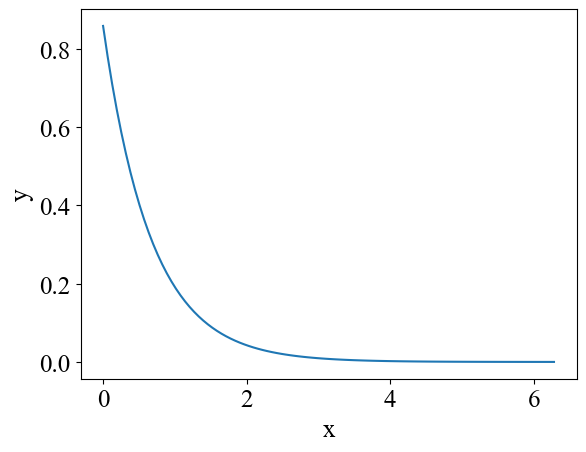
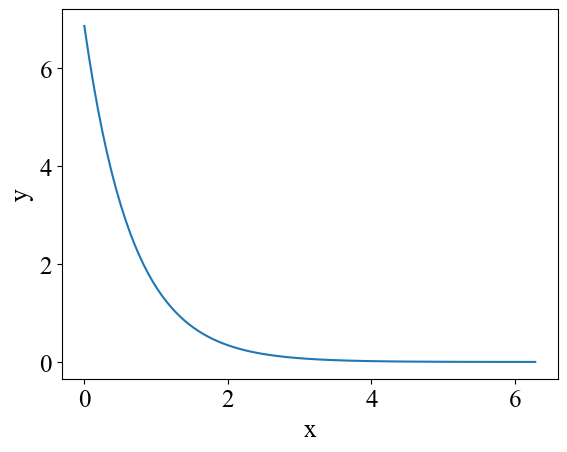
The notebook cell's code change between the first figure and the second:
--- before
+++ after
@@ -1,3 +1,3 @@
-plt.plot(x, exponent(x,a = 4 - np.pi, b = 1.5))
+plt.plot(x, exponent(x,a = 10 - np.pi, b = 1.5))
 plt.xlabel("x")
 plt.ylabel("y")

Commit: Add files via upload